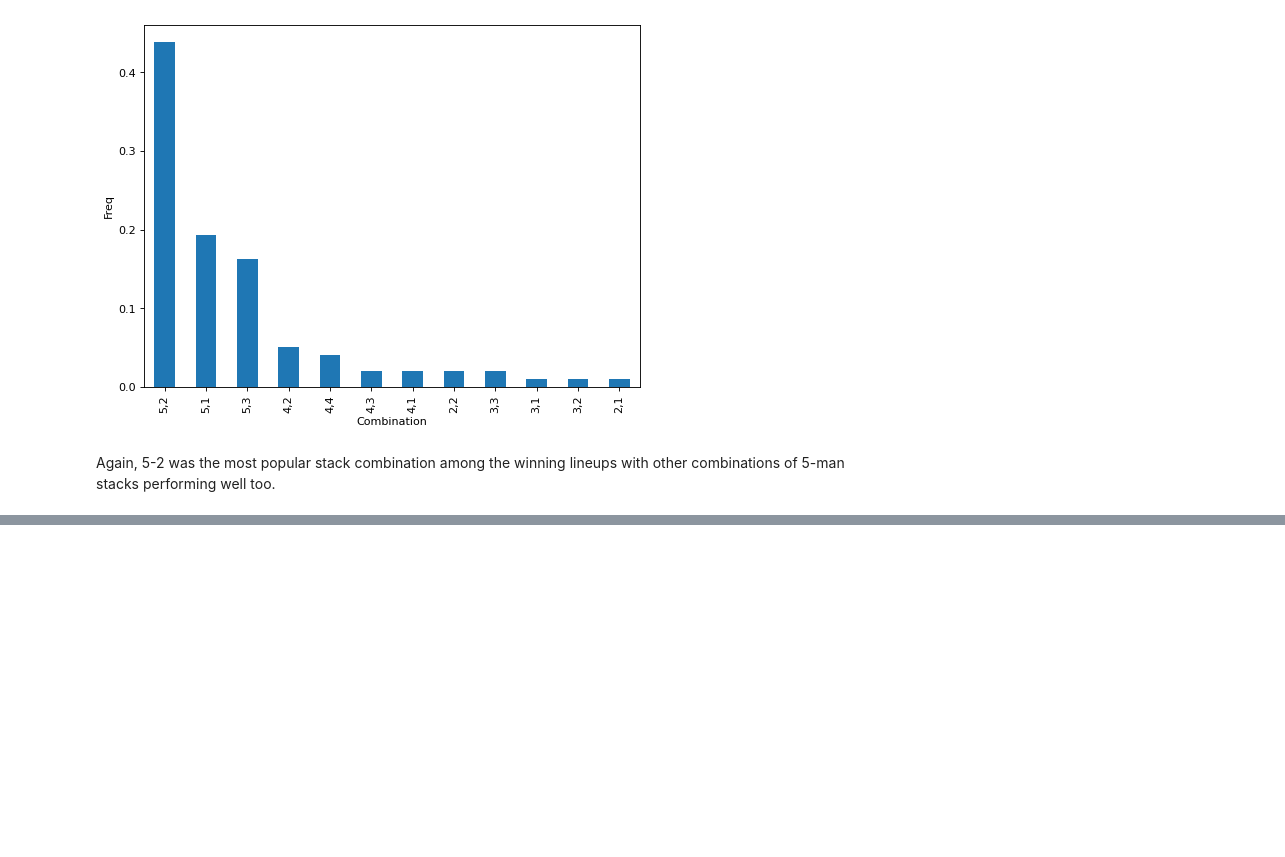
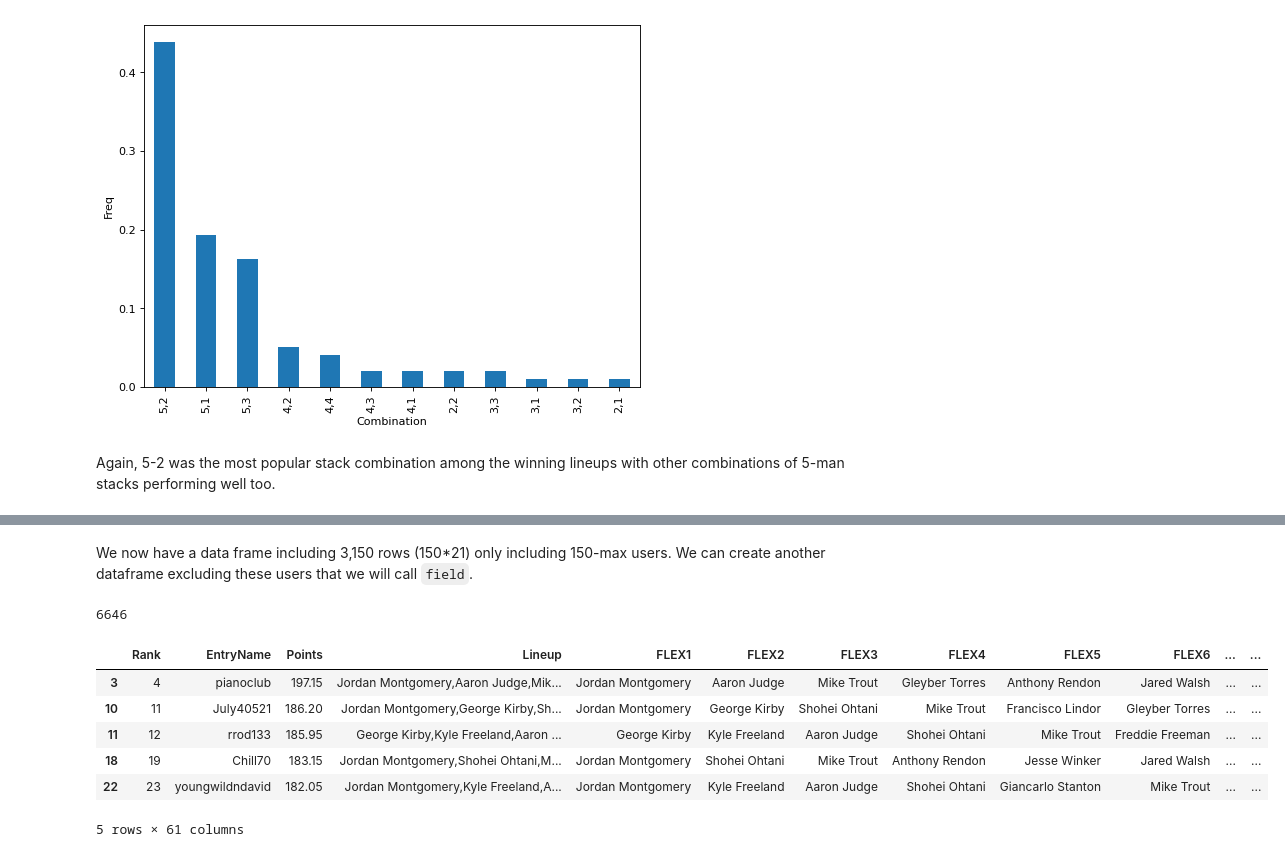
Before and after one commit to flaghunter21/DFS, a Jupyter notebook: Contest_Analysis.ipynb, the cells around one changed output, grey strips where cells are left out. Cells and saved outputs as stored; diff of their text form; code cells hidden in the pictures; blank space fills up the shorter version.

```diff
--- a/Contest_Analysis.ipynb
+++ b/Contest_Analysis.ipynb
@@ -418,0 +461,16 @@ Again, 5-2 was the most popular stack combination among the winning lineups with
+# %% [markdown]
+We now have a data frame including 3,150 rows (150*21) only including 150-max users. We can create another dataframe excluding these users that we will call `field`.
+# %%
+cleaned_contest2 = cleaned_contest.copy()
+field = cleaned_contest2[~cleaned_contest2.EntryName.isin(maxers_150.index)]
+print(len(field))
+field.head()
+# %% [output]
+6646
+|  | Rank | EntryName | Points | Lineup | FLEX1 | FLEX2 | FLEX3 | FLEX4 | FLEX5 | FLEX6 | ... | ... |
+| 3 | 4 | pianoclub | 197.15 | Jordan Montgomery,Aaron Judge,Mik... | Jordan Montgomery | Aaron Judge | Mike Trout | Gleyber Torres | Anthony Rendon | Jared Walsh | ... | ... |
+| 10 | 11 | July40521 | 186.20 | Jordan Montgomery,George Kirby,Sh... | Jordan Montgomery | George Kirby | Shohei Ohtani | Mike Trout | Francisco Lindor | Gleyber Torres | ... | ... |
+| 11 | 12 | rrod133 | 185.95 | George Kirby,Kyle Freeland,Aaron ... | George Kirby | Kyle Freeland | Aaron Judge | Shohei Ohtani | Mike Trout | Freddie Freeman | ... | ... |
+| 18 | 19 | Chill70 | 183.15 | Jordan Montgomery,Shohei Ohtani,M... | Jordan Montgomery | Shohei Ohtani | Mike Trout | Anthony Rendon | Jesse Winker | Jared Walsh | ... | ... |
+| 22 | 23 | youngwildndavid | 182.05 | Jordan Montgomery,Kyle Freeland,A... | Jordan Montgomery | Kyle Freeland | Aaron Judge | Shohei Ohtani | Giancarlo Stanton | Mike Trout | ... | ... |
+5 rows × 61 columns
```
Also changed, not shown: parts of 13 cells of this notebook.
